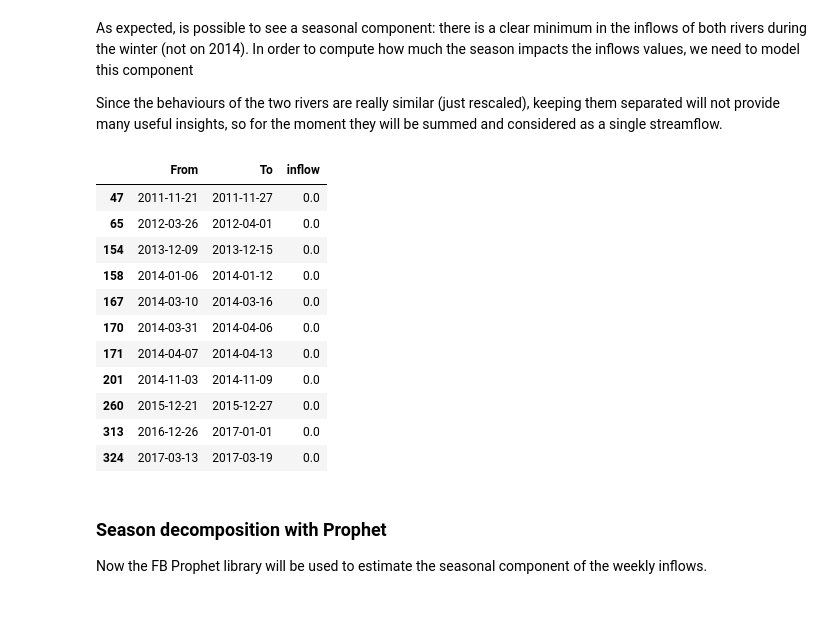
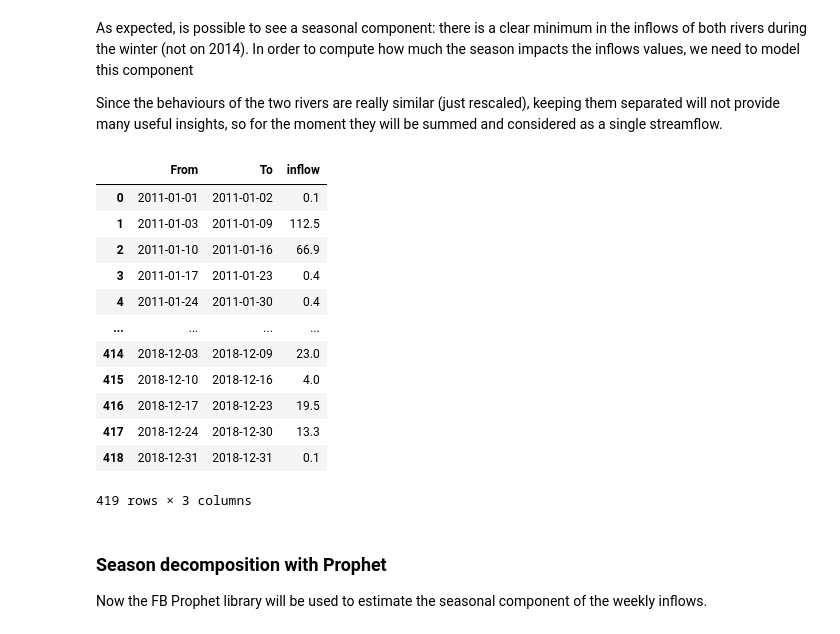
Before and after one commit to francescovidaich964/Como_lake, a Jupyter notebook: Como_lake_weekly_data.ipynb, the cells around one changed output. Saved outputs shown, nothing was run; the diff lists cells and outputs as text; code cells hidden in the pictures.

```diff
--- a/Como_Lake_test.ipynb
+++ b/Como_lake_weekly_data.ipynb
@@ -16,7 +16,7 @@ import scipy.stats
 First, import the different datasets and build the complete one:
 # %%
 # Get the names of the files
-filenames = os.listdir('data')
+filenames = os.listdir('data/weekly_inflows')
 filenames.sort()
 
 # Get data from the files and concatenate them in a single df
@@ -26,7 +26,7 @@ for name in list(filenames):
 
     # Read data
     print(name)
-    df = pd.read_excel('data/'+name,
+    df = pd.read_excel('data/weekly_inflows/'+name,
                        skiprows = range(0,12),
                        usecols = 'A,I,J')
 
@@ -181,21 +181,22 @@ Since the behaviours of the two rivers are really similar (just rescaled), keepi
 # %%
 # Combine inflows in a single column
 full_df['inflow'] = full_df['ADDA PRELACUALE'] + full_df['MERA']
 inflow_df = full_df.drop(['ADDA PRELACUALE','MERA'], axis=1)
-inflow_df[inflow_df.inflow==0]
+inflow_df
 # %% [output]
 |  | From | To | inflow |
-| 47 | 2011-11-21 | 2011-11-27 | 0.0 |
-| 65 | 2012-03-26 | 2012-04-01 | 0.0 |
-| 154 | 2013-12-09 | 2013-12-15 | 0.0 |
-| 158 | 2014-01-06 | 2014-01-12 | 0.0 |
-| 167 | 2014-03-10 | 2014-03-16 | 0.0 |
-| 170 | 2014-03-31 | 2014-04-06 | 0.0 |
-| 171 | 2014-04-07 | 2014-04-13 | 0.0 |
-| 201 | 2014-11-03 | 2014-11-09 | 0.0 |
-| 260 | 2015-12-21 | 2015-12-27 | 0.0 |
-| 313 | 2016-12-26 | 2017-01-01 | 0.0 |
-| 324 | 2017-03-13 | 2017-03-19 | 0.0 |
+| 0 | 2011-01-01 | 2011-01-02 | 0.1 |
+| 1 | 2011-01-03 | 2011-01-09 | 112.5 |
+| 2 | 2011-01-10 | 2011-01-16 | 66.9 |
+| 3 | 2011-01-17 | 2011-01-23 | 0.4 |
+| 4 | 2011-01-24 | 2011-01-30 | 0.4 |
+| ... | ... | ... | ... |
+| 414 | 2018-12-03 | 2018-12-09 | 23.0 |
+| 415 | 2018-12-10 | 2018-12-16 | 4.0 |
+| 416 | 2018-12-17 | 2018-12-23 | 19.5 |
+| 417 | 2018-12-24 | 2018-12-30 | 13.3 |
+| 418 | 2018-12-31 | 2018-12-31 | 0.1 |
+419 rows × 3 columns
 # %% [markdown]
 ### Season decomposition with Prophet
 Now the FB Prophet library will be used to estimate the seasonal component of the weekly inflows.
```
Also changed, not shown: parts of 3 cells of this notebook, 10 other files.
